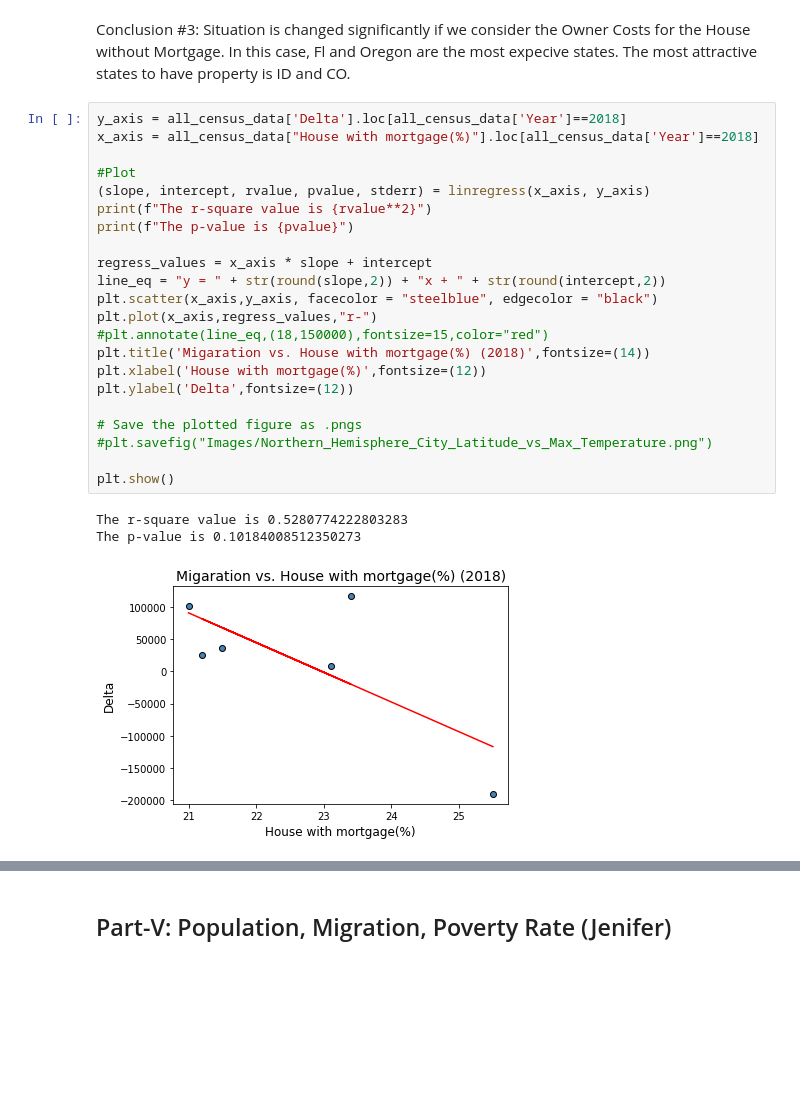
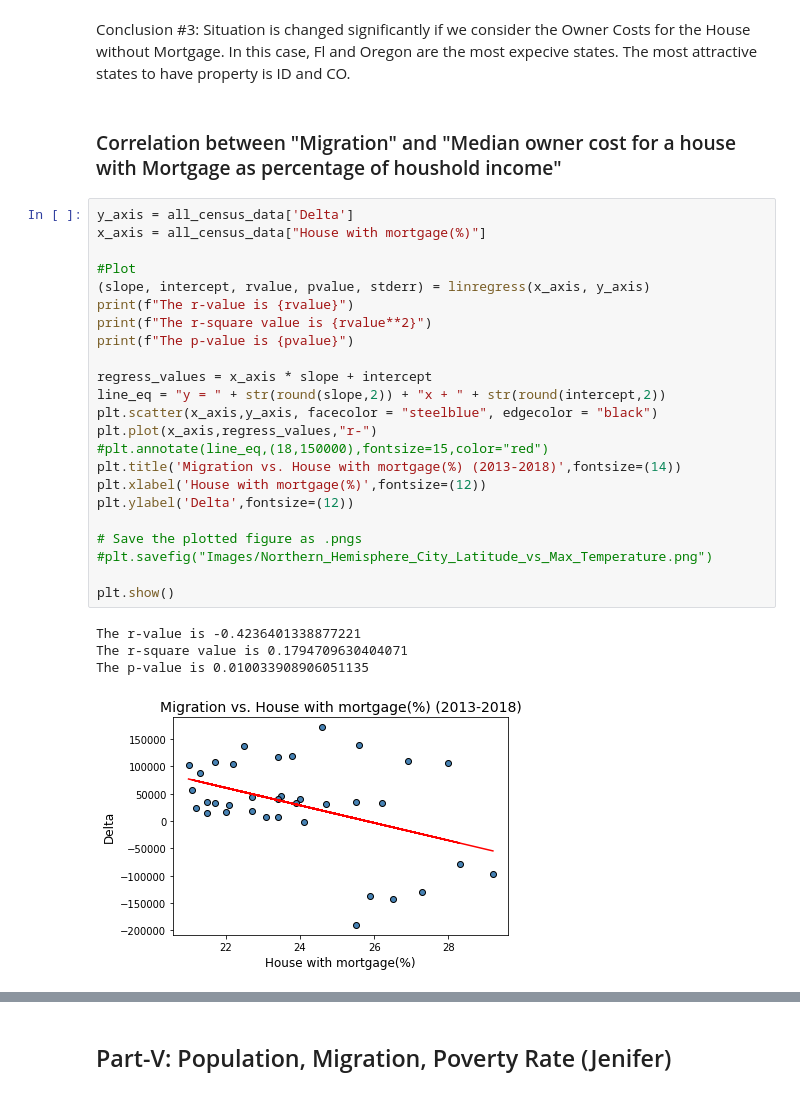
Before and after one commit to J3N1/UCI-Project-1-Team7, a Jupyter notebook: final_script.ipynb, the cells around one changed output, grey strips where cells are left out. Cells and saved outputs as stored; diff of their text form; blank space fills up the shorter version.

Commit message:
final script Hossein data

```diff
--- a/final_script.ipynb
+++ b/final_script.ipynb
@@ -800,29 +901,33 @@ plt.show()
 Conclusion #3: Situation is changed significantly if we consider the Owner Costs for the House without Mortgage.
 In this case, Fl and Oregon are the most expecive states.
 The most attractive states to have property is ID and CO.
+# %% [markdown]
+### Correlation between "Migration" and "Median owner cost for a house with Mortgage as percentage of houshold income"
 # %%
-y_axis = all_census_data['Delta'].loc[all_census_data['Year']==2018]
-x_axis = all_census_data["House with mortgage(%)"].loc[all_census_data['Year']==2018]
+y_axis = all_census_data['Delta']
+x_axis = all_census_data["House with mortgage(%)"]
 
 #Plot
 (slope, intercept, rvalue, pvalue, stderr) = linregress(x_axis, y_axis)
+print(f"The r-value is {rvalue}")
 print(f"The r-square value is {rvalue**2}")
 print(f"The p-value is {pvalue}")
 
 regress_values = x_axis * slope + intercept
 line_eq = "y = " + str(round(slope,2)) + "x + " + str(round(intercept,2))
 plt.scatter(x_axis,y_axis, facecolor = "steelblue", edgecolor = "black")
 plt.plot(x_axis,regress_values,"r-")
 #plt.annotate(line_eq,(18,150000),fontsize=15,color="red")
-plt.title('Migaration vs. House with mortgage(%) (2018)',fontsize=(14))
+plt.title('Migration vs. House with mortgage(%) (2013-2018)',fontsize=(14))
 plt.xlabel('House with mortgage(%)',fontsize=(12))
 plt.ylabel('Delta',fontsize=(12))
 
 # Save the plotted figure as .pngs
 #plt.savefig("Images/Northern_Hemisphere_City_Latitude_vs_Max_Temperature.png")
 
 plt.show()
 # %% [output]
-The r-square value is 0.5280774222803283
-The p-value is 0.10184008512350273
+The r-value is -0.4236401338877221
+The r-square value is 0.1794709630404071
+The p-value is 0.010033908906051135
-[figure, old version]
+[figure, new version]
```
Also changed, not shown: parts of 24 cells of this notebook, 20 other files.
